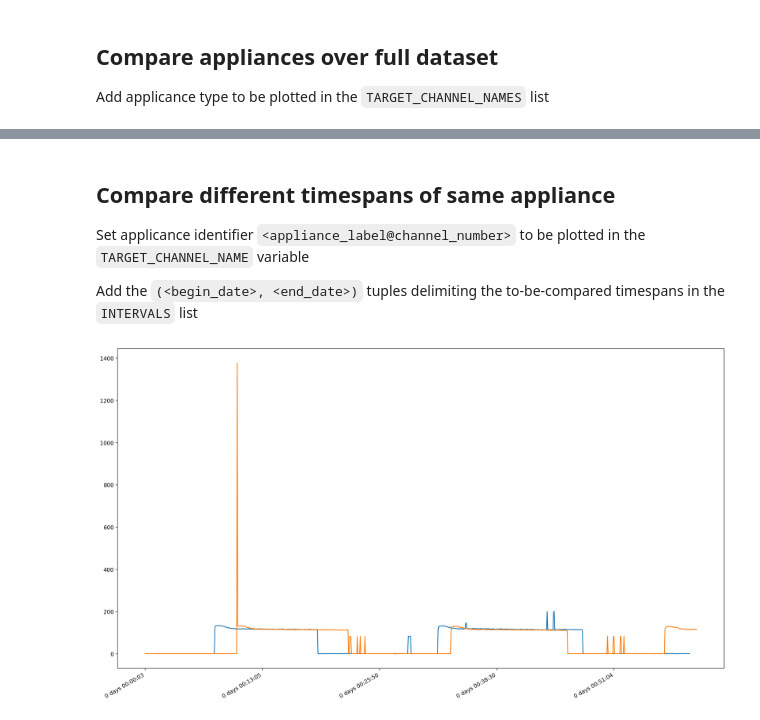
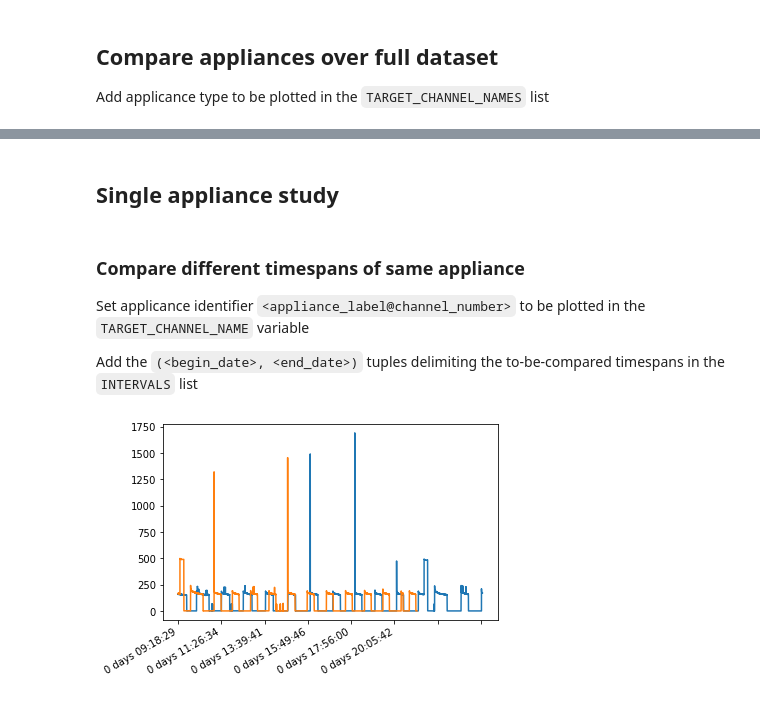
Before and after one commit to andredami/electrical-power-signature-extraction, a Jupyter notebook: REDD-exploration.ipynb, the cells around one changed output, grey strips where cells are left out. Saved outputs shown, nothing was run; the diff lists cells and outputs as text; code cells hidden in the pictures.

```diff
--- a/REDD-exploration.ipynb
+++ b/REDD-exploration.ipynb
@@ -17,7 +12,7 @@ plt.rcParams['figure.dpi'] = 200
 ## Import dataset
 # %%
 DATASET = Path("Datasets/REDD/low_freq/")
-TARGET_HOUSE = "house_3"
+TARGET_HOUSE = "house_5"
 # %%
 house_dir = DATASET / TARGET_HOUSE
 labels_file = house_dir / "labels.dat"
@@ -49,12 +44,13 @@ labels
 # %%
 channels = None
-for channel_file in channel_files:
-    channel_n = channel_file.stem.split('_')[1]
-    channel = pd.read_table(channel_file, sep = ' ', names = ['' + labels[1][int(channel_n)] + '@' + channel_n], index_col = 0, parse_dates=True, date_parser=lambda t: datetime.datetime.fromtimestamp(int(t)))
+for __channel_file in channel_files:
+    __channel_n = __channel_file.stem.split('_')[1]
+    __channel = pd.read_table(__channel_file, sep = ' ', names = ['' + labels[1][int(__channel_n)] + '@' + __channel_n], index_col = 0, parse_dates=True, date_parser=lambda t: datetime.datetime.fromtimestamp(int(t)))
     if channels is None:
-        channels = channel
+        channels = __channel
     else:
-        channels = pd.concat([channels, channel], axis=1, join='inner')
+        channels = pd.concat([channels, __channel], axis=1, join='inner')
+del(__channel, __channel_n, __channel_file)
 # %% [markdown]
 ## Compare appliances over full dataset
 Add applicance type to be plotted in the `TARGET_CHANNEL_NAMES` list
@@ -85,22 +82,27 @@ array([<AxesSubplot:>, <AxesSubplot:>, <AxesSubplot:>, <AxesSubplot:>,
+# %% [markdown]
+## Single appliance study
+# %%
+TARGET_CHANNEL_NAME = 'refrigerator@18' #refrigerator@18
+channel = channels[TARGET_CHANNEL_NAME]
 # %% [markdown]
-## Compare different timespans of same appliance
+### Compare different timespans of same appliance
 Set applicance identifier `<appliance_label@channel_number>` to be plotted in the `TARGET_CHANNEL_NAME` variable
 
 Add the `(<begin_date>, <end_date>)` tuples delimiting the to-be-compared timespans in the `INTERVALS` list
 # %%
-TARGET_CHANNEL_NAME = 'refrigerator@7'
 INTERVALS = [
-    ('2011-04-18 01:00:00', '2011-04-18 02:00:00'),
-    ('2011-04-18 02:00:00', '2011-04-18 03:00:00')
+    ('2011-05-23 00:00:00', '2011-05-24 00:00:00'),
+    ('2011-05-24 00:00:00', '2011-05-25 00:00:00')
 ]
 # %%
-timeseries = [(datetime.datetime.strptime(b, '%Y-%m-%d %H:%M:%S'), channels['refrigerator@7'].loc[b:e]) for (b,e) in INTERVALS]
+%matplotlib inline
+timeseries = [(datetime.datetime.strptime(b, '%Y-%m-%d %H:%M:%S'), channel.loc[b:e]) for (b,e) in INTERVALS]
 ax = None
 for (b, ts) in timeseries:
     ts.index = ts.index - b
     if ax is None:
         ax = ts.plot()
     else:
         ts.plot(ax=ax)
 # %% [output]
-[figure, old version]
+[figure, new version]
```
Also changed, not shown: parts of 13 cells of this notebook.
